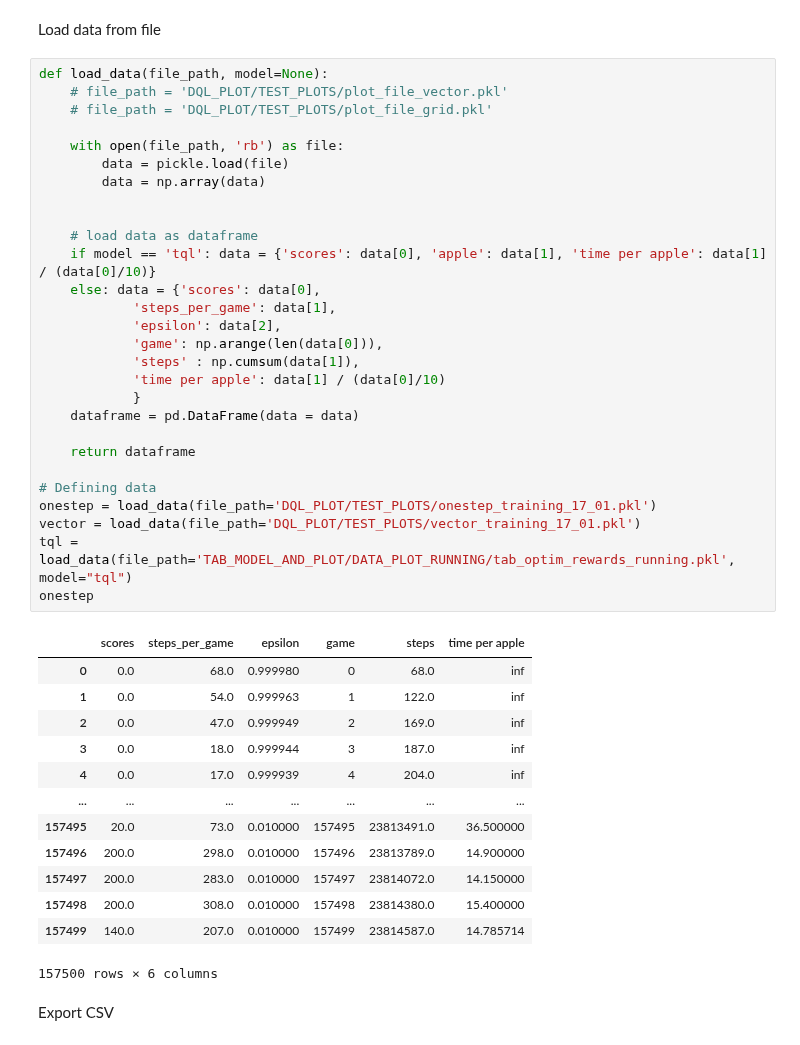
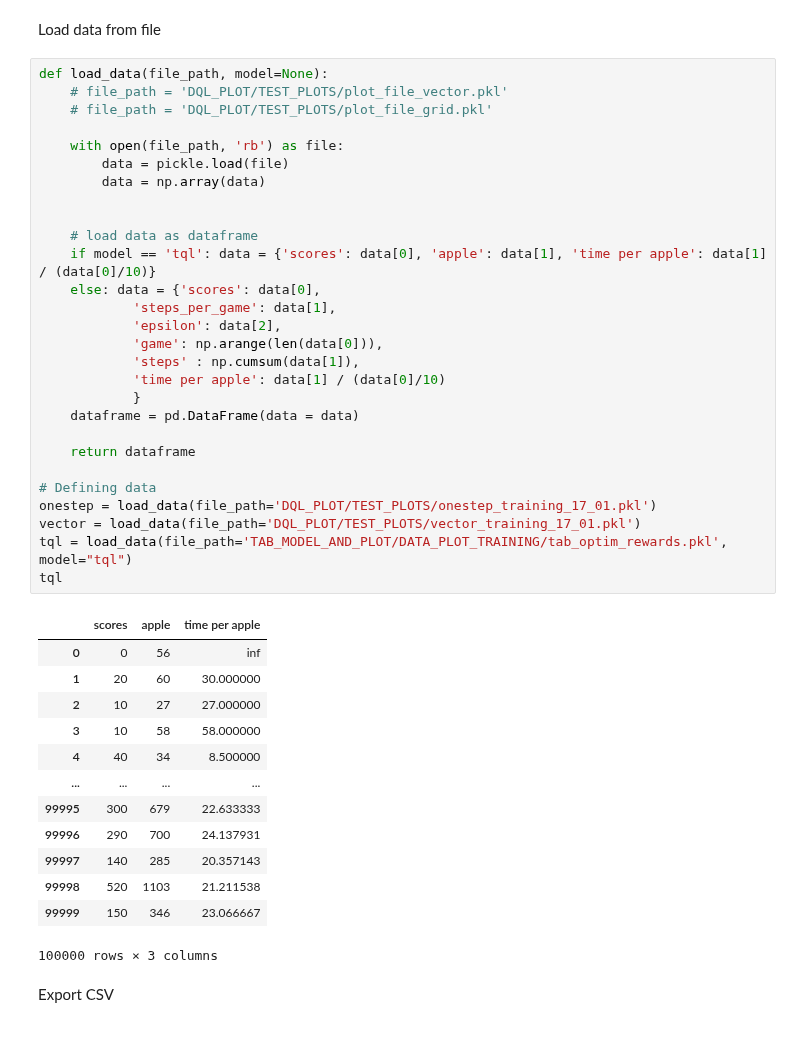
Before and after one commit to vietnhprivat/snake_ai, a Jupyter notebook: src/Classes/data_collection_training_data.ipynb, the cells around one changed output. Drawn from its saved outputs; the diff is of its cells as text.

```diff
--- a/src/Classes/data_collection_training_data.ipynb
+++ b/src/Classes/data_collection_training_data.ipynb
@@ -17,45 +17,45 @@ Load data from file
 # %%
 def load_data(file_path, model=None):
     # file_path = 'DQL_PLOT/TEST_PLOTS/plot_file_vector.pkl'
     # file_path = 'DQL_PLOT/TEST_PLOTS/plot_file_grid.pkl'
 
     with open(file_path, 'rb') as file:
         data = pickle.load(file)
         data = np.array(data)
 
 
     # load data as dataframe
     if model == 'tql': data = {'scores': data[0], 'apple': data[1], 'time per apple': data[1] / (data[0]/10)}
     else: data = {'scores': data[0],
             'steps_per_game': data[1],
             'epsilon': data[2],
             'game': np.arange(len(data[0])),
             'steps' : np.cumsum(data[1]),
             'time per apple': data[1] / (data[0]/10)
             }
     dataframe = pd.DataFrame(data = data)
 
     return dataframe
 
 # Defining data
 onestep = load_data(file_path='DQL_PLOT/TEST_PLOTS/onestep_training_17_01.pkl')
 vector = load_data(file_path='DQL_PLOT/TEST_PLOTS/vector_training_17_01.pkl')
-tql = load_data(file_path='TAB_MODEL_AND_PLOT/DATA_PLOT_RUNNING/tab_optim_rewards_running.pkl', model="tql")
-onestep
+tql = load_data(file_path='TAB_MODEL_AND_PLOT/DATA_PLOT_TRAINING/tab_optim_rewards.pkl', model="tql")
+tql
 # %% [output]
-|  | scores | steps_per_game | epsilon | game | steps | time per apple |
-| 0 | 0.0 | 68.0 | 0.999980 | 0 | 68.0 | inf |
-| 1 | 0.0 | 54.0 | 0.999963 | 1 | 122.0 | inf |
-| 2 | 0.0 | 47.0 | 0.999949 | 2 | 169.0 | inf |
-| 3 | 0.0 | 18.0 | 0.999944 | 3 | 187.0 | inf |
-| 4 | 0.0 | 17.0 | 0.999939 | 4 | 204.0 | inf |
-| ... | ... | ... | ... | ... | ... | ... |
-| 157495 | 20.0 | 73.0 | 0.010000 | 157495 | 23813491.0 | 36.500000 |
-| 157496 | 200.0 | 298.0 | 0.010000 | 157496 | 23813789.0 | 14.900000 |
-| 157497 | 200.0 | 283.0 | 0.010000 | 157497 | 23814072.0 | 14.150000 |
-| 157498 | 200.0 | 308.0 | 0.010000 | 157498 | 23814380.0 | 15.400000 |
-| 157499 | 140.0 | 207.0 | 0.010000 | 157499 | 23814587.0 | 14.785714 |
+|  | scores | apple | time per apple |
+| 0 | 0 | 56 | inf |
+| 1 | 20 | 60 | 30.000000 |
+| 2 | 10 | 27 | 27.000000 |
+| 3 | 10 | 58 | 58.000000 |
+| 4 | 40 | 34 | 8.500000 |
+| ... | ... | ... | ... |
+| 99995 | 300 | 679 | 22.633333 |
+| 99996 | 290 | 700 | 24.137931 |
+| 99997 | 140 | 285 | 20.357143 |
+| 99998 | 520 | 1103 | 21.211538 |
+| 99999 | 150 | 346 | 23.066667 |
-157500 rows × 6 columns
+100000 rows × 3 columns
 # %% [markdown]
 Export CSV
 # %%
```
Also changed, not shown: parts of 7 cells of this notebook, 4 other files.
